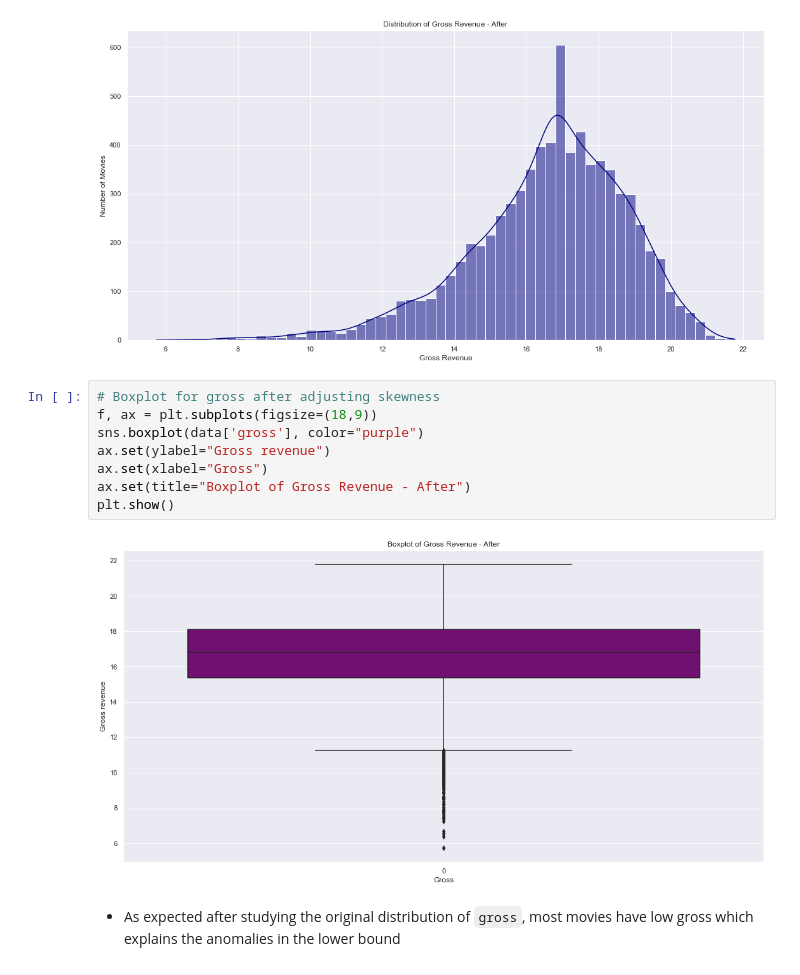
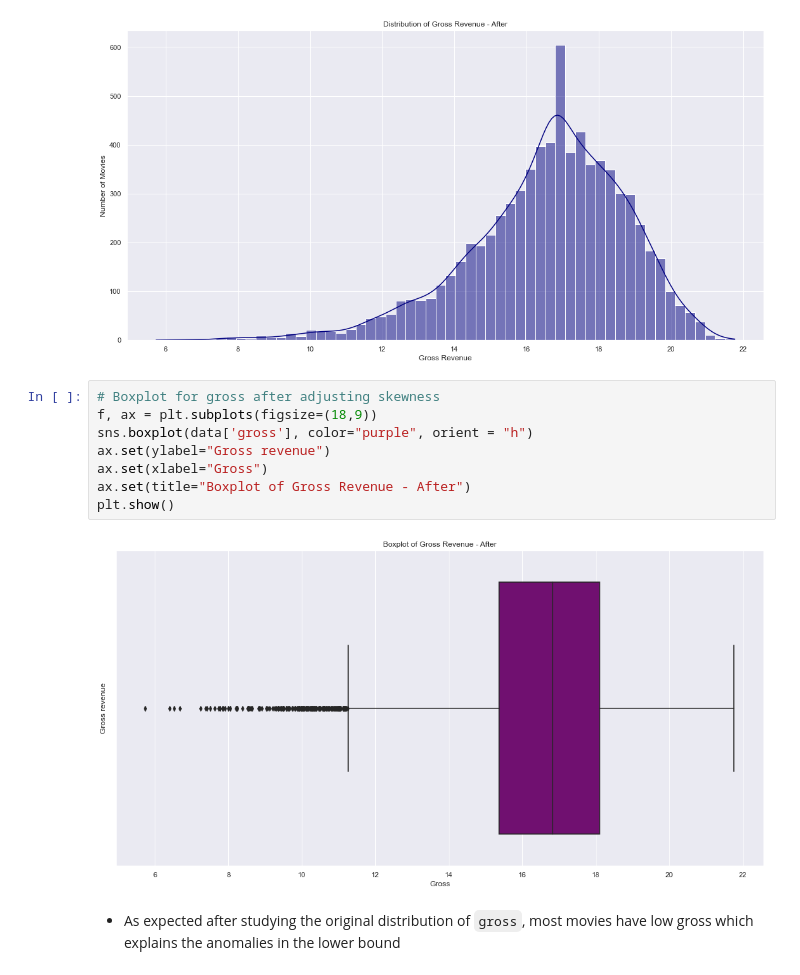
Before and after one commit to chengyaolee/SC1015-DSAI-Project, a Jupyter notebook: MiniProject2023_Team2.ipynb, the cells around one changed output. Cells and saved outputs as stored; diff of their text form.

```diff
--- a/MiniProject2023_Team2.ipynb
+++ b/MiniProject2023_Team2.ipynb
@@ -851,13 +849,13 @@ plt.show()
 # %%
 # Boxplot for gross after adjusting skewness
 f, ax = plt.subplots(figsize=(18,9))
-sns.boxplot(data['gross'], color="purple")
+sns.boxplot(data['gross'], color="purple", orient = "h")
 ax.set(ylabel="Gross revenue")
 ax.set(xlabel="Gross")
 ax.set(title="Boxplot of Gross Revenue - After")
 plt.show()
 # %% [output]
-[figure, old version]
+[figure, new version]
 # %% [markdown]
 * As expected after studying the original distribution of `gross`, most movies have low gross which explains the anomalies in the lower bound
 # %% [markdown]
```
Also changed, not shown: parts of 10 cells of this notebook.
